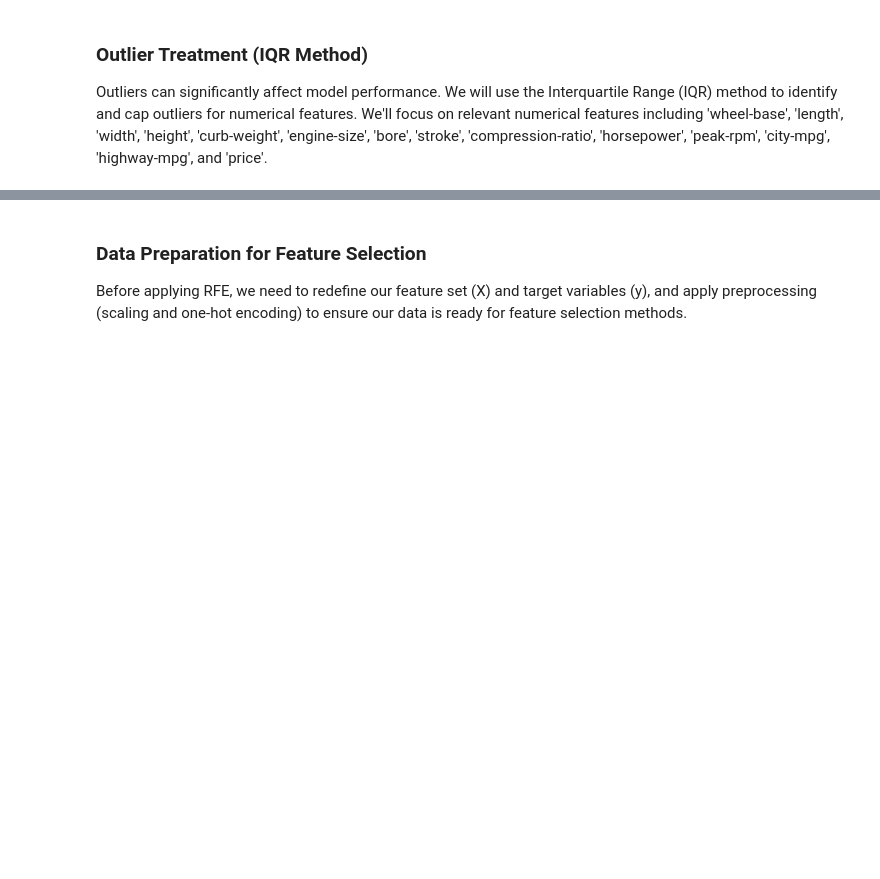
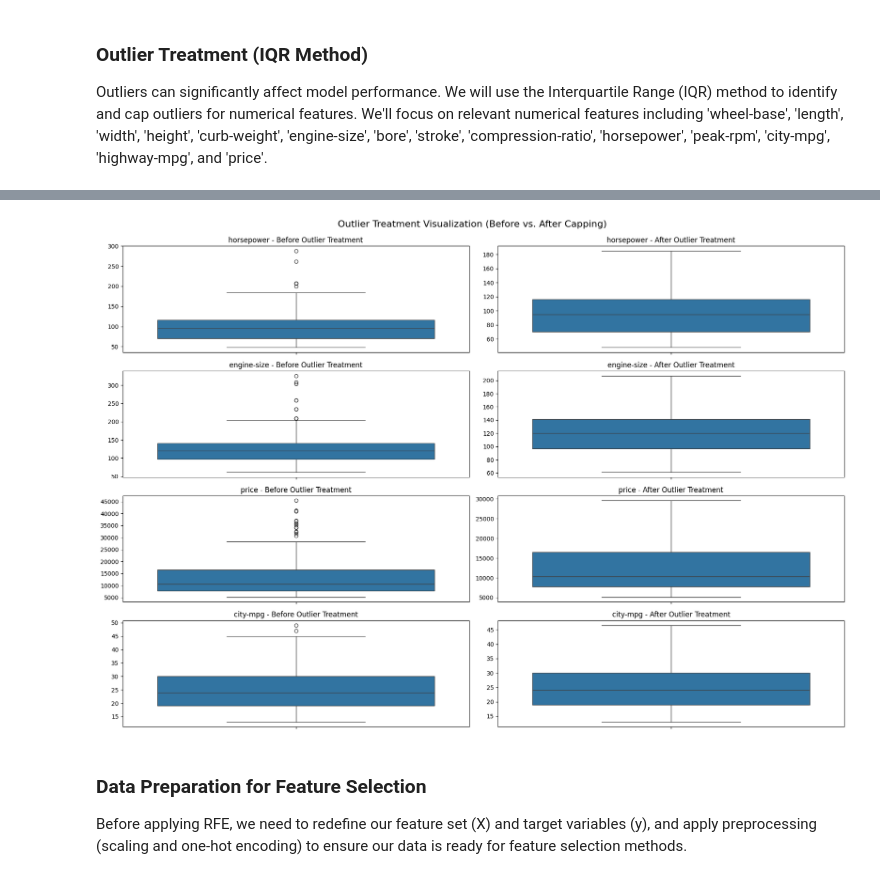
Before and after one commit to naimurrahmansaadi21204187/Predicting-Car-MPG, a Jupyter notebook: Predicting_Car_MPG.ipynb, the cells around one changed output, grey strips where cells are left out. Cells and saved outputs as stored; diff of their text form; code cells hidden in the pictures; blank space fills up the shorter version.

```diff
--- a/Predicting_Car_MPG.ipynb
+++ b/Predicting_Car_MPG.ipynb
@@ -207,3 +218,62 @@ display(df.describe())
+# %%
+import matplotlib.pyplot as plt
+import seaborn as sns
+import pandas as pd
+import numpy as np
+
+# Recreate a DataFrame *before* outlier treatment for visualization purposes
+# This involves repeating some initial data cleaning steps to get to the state
+# just before the outlier capping was applied to the main 'df'.
+
+df_before_outliers = pd.read_csv('/content/Automobile_data.csv')
+
+# Drop the 'Unnamed: 0' and 'Unnamed: 1' columns if they exist
+columns_to_drop_temp = [col for col in ['Unnamed: 0', 'Unnamed: 1'] if col in df_before_outliers.columns]
+if columns_to_drop_temp:
+    df_before_outliers = df_before_outliers.drop(columns=columns_to_drop_temp, axis=1)
+
+# Replace '?' with np.nan
+df_before_outliers = df_before_outliers.replace('?', np.nan)
+
+# Drop 'num-of-doors' (as it was dropped in preprocessing)
+if 'num-of-doors' in df_before_outliers.columns:
+    df_before_outliers = df_before_outliers.drop(columns=['num-of-doors'])
+
+# Convert specified columns to numeric, coercing errors to NaN
+numeric_cols_to_convert_temp = ['bore', 'stroke', 'horsepower', 'peak-rpm', 'price']
+for col in numeric_cols_to_convert_temp:
+    if col in df_before_outliers.columns:
+        df_before_outliers[col] = pd.to_numeric(df_before_outliers[col], errors='coerce')
+
+# Impute missing values for numerical columns with the mean
+# Note: 'num-of-doors' was dropped, so no mode imputation needed here.
+for col in ['bore', 'stroke', 'horsepower', 'peak-rpm', 'price']:
+    if col in df_before_outliers.columns and df_before_outliers[col].isnull().any():
+        df_before_outliers[col] = df_before_outliers[col].fillna(df_before_outliers[col].mean())
+
+# Columns for which outlier treatment was applied and we want to visualize
+cols_to_visualize = ['horsepower', 'engine-size', 'price', 'city-mpg']
+
+plt.figure(figsize=(18, len(cols_to_visualize) * 3))
+
+for i, col in enumerate(cols_to_visualize):
+    # Before Outlier Treatment (from df_before_outliers)
+    plt.subplot(len(cols_to_visualize), 2, 2*i + 1)
+    sns.boxplot(y=df_before_outliers[col])
+    plt.title(f'{col} - Before Outlier Treatment')
+    plt.ylabel('') # remove y-label for cleaner plot
+
+    # After Outlier Treatment (from the current df)
+    plt.subplot(len(cols_to_visualize), 2, 2*i + 2)
+    sns.boxplot(y=df[col])
+    plt.title(f'{col} - After Outlier Treatment')
+    plt.ylabel('') # remove y-label for cleaner plot
+
+plt.tight_layout()
+plt.suptitle('Outlier Treatment Visualization (Before vs. After Capping)', y=1.02, fontsize=16)
+plt.show()
+# %% [output]
+[figure, added]
 # %% [markdown]
 ### Data Preparation for Feature Selection
 Before applying RFE, we need to redefine our feature set (X) and target variables (y), and apply preprocessing (scaling and one-hot encoding) to ensure our data is ready for feature selection methods.
```
Also changed, not shown: parts of 1 cell of this notebook.
